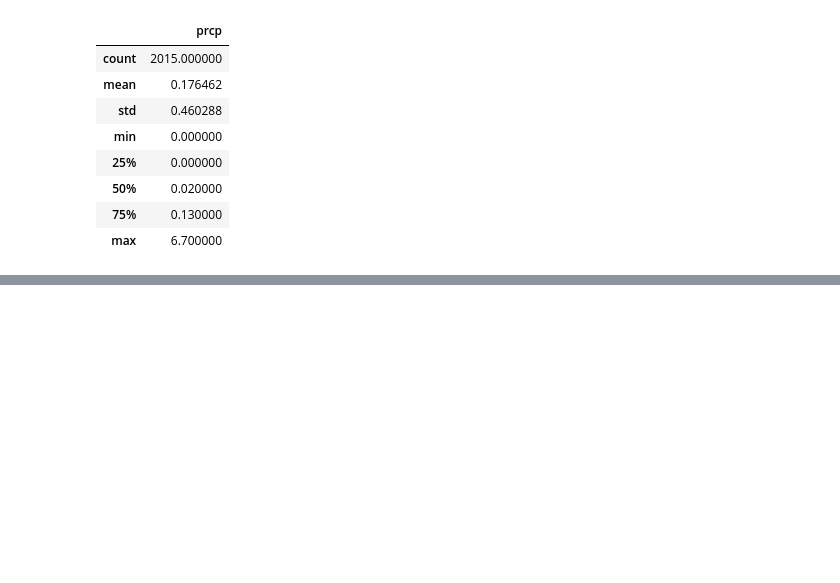
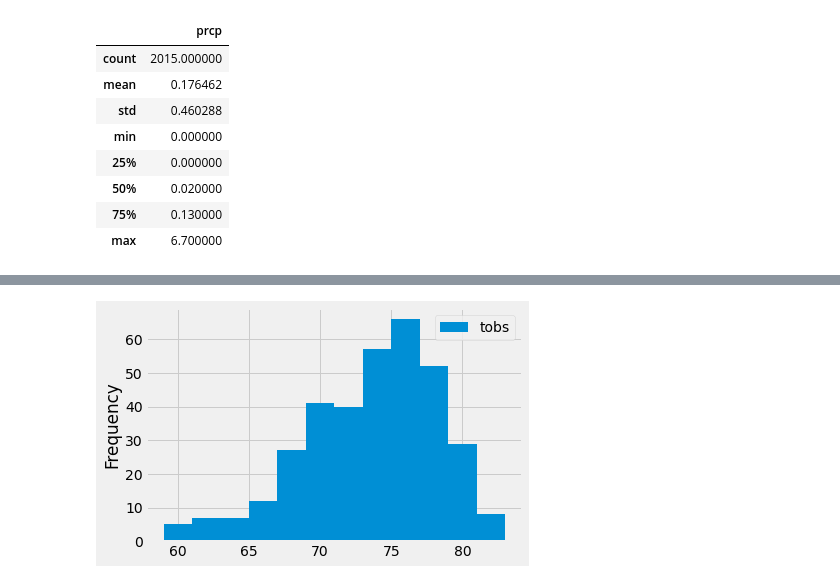
Before and after one commit to write42/sqlalchemy-challenge, a Jupyter notebook: sql_alchemy_hw.ipynb, the cells around one changed output, grey strips where cells are left out. Drawn from its saved outputs; the diff is of its cells as text; code cells hidden in the pictures; blank space fills up the shorter version.

```diff
--- a/sql_alchemy_hw.ipynb
+++ b/sql_alchemy_hw.ipynb
@@ -145,0 +156,4 @@ stations
+# %%
+temp = pd.read_sql("SELECT station,tobs FROM measurement WHERE (date > '2016-08-23' AND station='USC00519281')",conn)
+temp = temp.dropna()
+temp
@@ -145,0 +174,4 @@ stations
+# %%
+ax = temp.plot.hist(bins=12)
+# %% [output]
+[figure, added]
```
Also changed, not shown: parts of 5 cells of this notebook.
